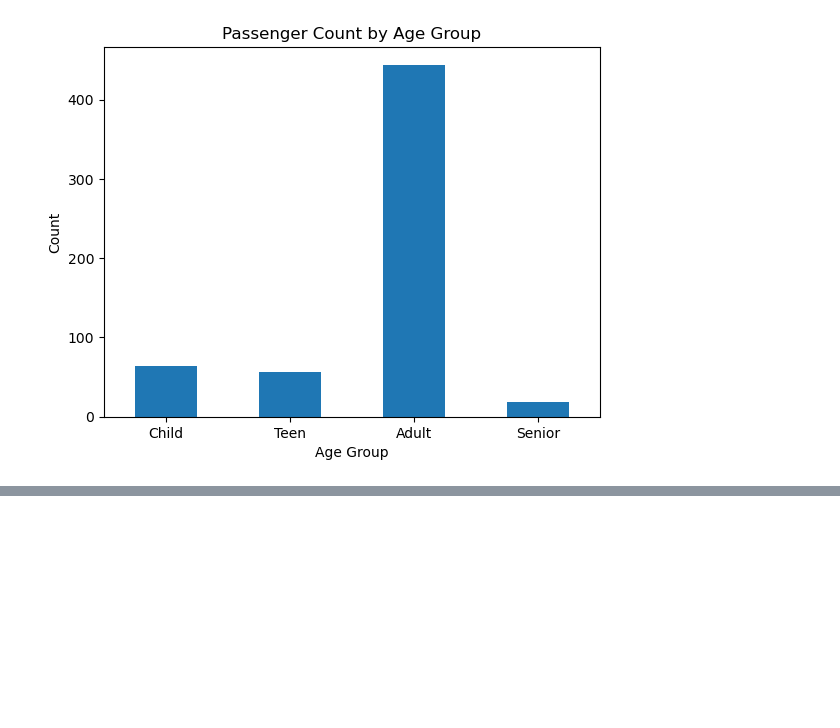
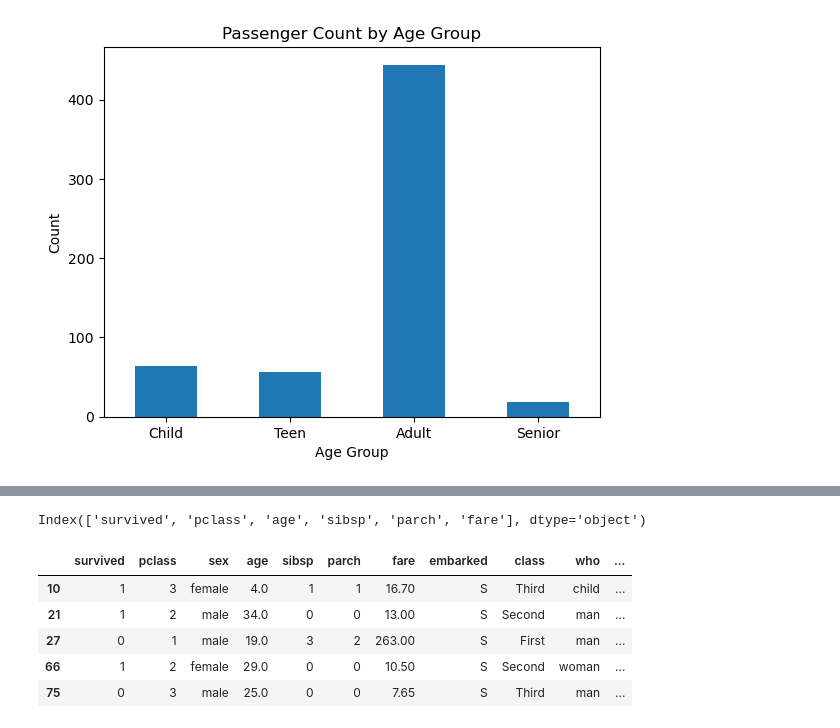
Before and after one commit to charlesclarke27/20260420-QAModule4CC, a Jupyter notebook: day3/day3.ipynb, the cells around one changed output, grey strips where cells are left out. Cells and saved outputs as stored; diff of their text form; code cells hidden in the pictures; blank space fills up the shorter version.

```diff
--- a/day3/day3.ipynb
+++ b/day3/day3.ipynb
@@ -233,0 +237,38 @@ plt.show()
+# %%
+# reload titanic df
+titanic_df = sns.load_dataset("titanic")
+# %%
+#1 Drop duplicate rows (keep the first), then drop any rows with NA values
+titanic_df = titanic_df.drop_duplicates(keep='first').dropna()
+# %%
+#2.1 check numeric cols
+numeric_cols = titanic_df.select_dtypes(include='number').columns
+numeric_cols
+# %% [output]
+Index(['survived', 'pclass', 'age', 'sibsp', 'parch', 'fare'], dtype='object')
+# %%
+numeric_cols = ['survived', 'pclass', 'age', 'sibsp', 'parch', 'fare']
+
+# 2.2 Set IQR bounds for each numeric column
+Q1 = titanic_df[numeric_cols].quantile(0.25)
+Q3 = titanic_df[numeric_cols].quantile(0.75)
+IQR = Q3 - Q1
+
+lower_bound = Q1 - 1.5 * IQR
+upper_bound = Q3 + 1.5 * IQR
+# %%
+#2.3
+# Boolean mask: True if row has ANY outlier in numeric columns
+outlier_mask = ((titanic_df[numeric_cols] < lower_bound) |
+                (titanic_df[numeric_cols] > upper_bound)).any(axis=1)
+# %%
+#2.4 outliers table
+outliers_df = titanic_df[outlier_mask]
+outliers_df.head()
+# %% [output]
+|  | survived | pclass | sex | age | sibsp | parch | fare | embarked | class | who | ... |
+| 10 | 1 | 3 | female | 4.0 | 1 | 1 | 16.70 | S | Third | child | ... |
+| 21 | 1 | 2 | male | 34.0 | 0 | 0 | 13.00 | S | Second | man | ... |
+| 27 | 0 | 1 | male | 19.0 | 3 | 2 | 263.00 | S | First | man | ... |
+| 66 | 1 | 2 | female | 29.0 | 0 | 0 | 10.50 | S | Second | woman | ... |
+| 75 | 0 | 3 | male | 25.0 | 0 | 0 | 7.65 | S | Third | man | ... |
```
Also changed, not shown: parts of 2 cells of this notebook, 3 other files.
